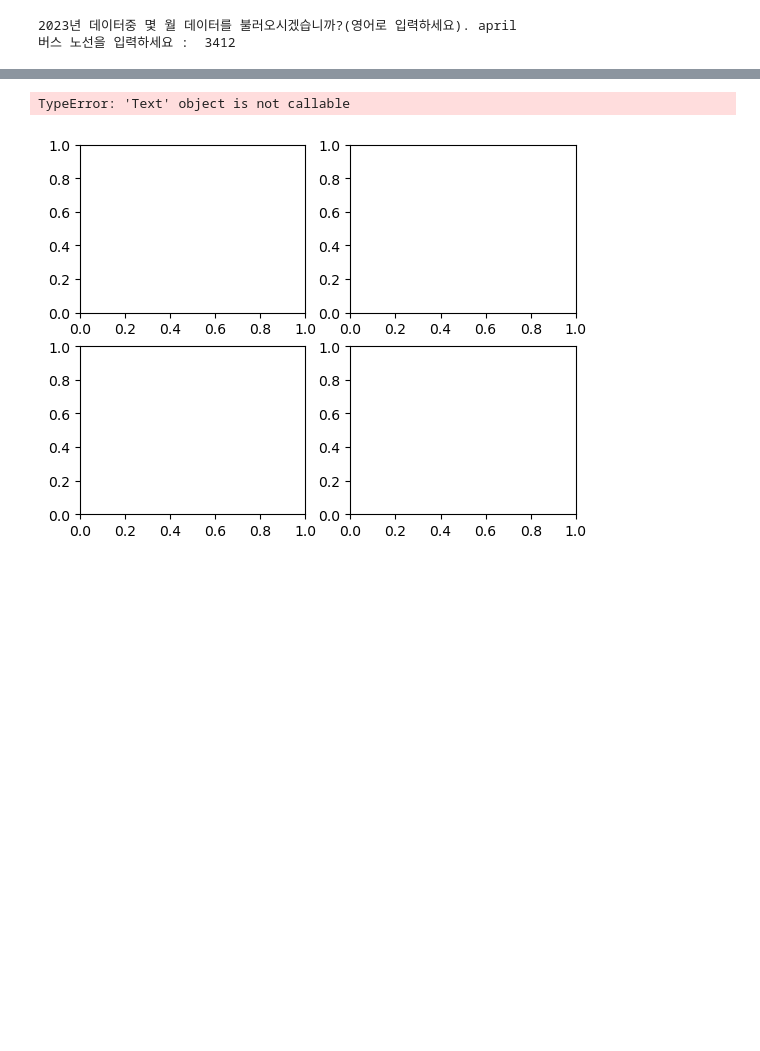
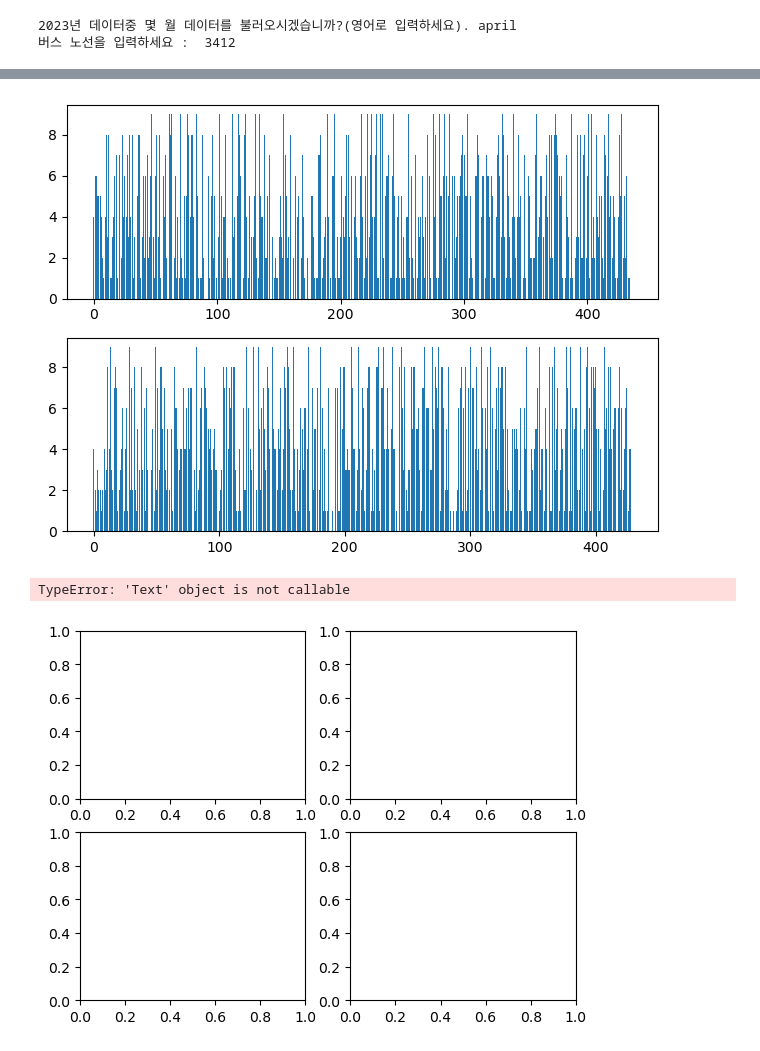
Before and after one commit to aguywhohasADHD/python_project, a Jupyter notebook: project/Untitled1.ipynb, the cells around one changed output, grey strips where cells are left out. Saved outputs shown, nothing was run; the diff lists cells and outputs as text; code cells hidden in the pictures; blank space fills up the shorter version.

```diff
--- a/project/Untitled1.ipynb
+++ b/project/Untitled1.ipynb
@@ -43,34 +40,91 @@ def month_import(month):
         return f
     else:
         raise ValueError('잘못 입력하셨습니다.')
-f = month_import(choose_month)
+f=month_import(choose_month)
 data=csv.reader(f)
 next(data)
 c=['#14CCCB','#389993']
 bus_name=input('버스 노선을 입력하세요 : ')
 bus_name_in_data=0
-# fig,axes=plt.subplots()
-count=0
 for row in data:
     if bus_name in row[2]:
-        count+=1
         bus_name_in_data=1
-i=1
-for row in data:
-    if bus_name in row[2]:
-        plt.subplot(10,10,i)
-        bus_name_in_data=1
-        # plt.figure(dpi=300)
+        plt.figure(dpi=300)
         plt.rc('font',family='Malgun Gothic')
         plt.title("%s,%s, 정류장 : %s"%(month_data,bus_name,row[5]))
         plt.pie(row[6:8],labels=['승차승객수','하차승객수'],autopct='%.1f%%')
         plt.axis('equal')
         plt.legend()
-
-        i+=1
-plt.show()
+        plt.show()
 if bus_name_in_data==0:
     raise TypeError('입력한 버스 노선 데이터가 %s 파일에 존재하지 않습니다.'%(f_name))
 # %% [output]
 2023년 데이터중 몇 월 데이터를 불러오시겠습니까?(영어로 입력하세요). april
 버스 노선을 입력하세요 :  3412
+# %%
+import csv
+import matplotlib.pyplot as plt
+choose_month=input('몇 월 데이터를 불러오시겠습니까?')
+month_data=''
+f_name=''
+def month_import(month):
+    global f
+    global month_data
+    global f_name
+    if month=='january' or month=='January':
+        f=open('bus_station_month_january.csv',encoding='cp949')
+        month_data='1월'
+        f_name='bus_station_month_january.csv'
+        return f
+    elif month=='feburary' or month=='Feburary':
+        f=open('bus_station_month_feburary.csv',encoding='cp949')
+        month_data='2월'
+        f_name='bus_station_month_feburary.csv'
+        return f
+    elif month=='march' or month=='March':
+        f=open('bus_station_month_march.csv',encoding='cp949')
+        month_data='3월'
+        f_name='bus_station_month_march.csv'
+        return f
+    elif month=='april' or month=='April':
+        f=open('bus_station_month_april.csv',encoding='cp949')
+        month_data='4월'
+        f_name='bus_station_month_april.csv'
+        return f
+    elif month=='may' or month=='May':
+        f=open('bus_station_month_may.csv',encoding='cp949')
+        month_data='5월'
+        f_name='bus_station_month_may.csv'
+        return f
+    elif month=='june' or month=='June':
+        f=open('bus_station_month_june.csv',encoding='cp949')
+        month_data='6월'
+        f_name='bus_station_month_june.csv'
+        return f
+    else:
+        raise ValueError('잘못 입력하셨습니다.')
+f=month_import(choose_month)
+data=csv.reader(f)
+next(data)
+bus_name=input('버스 노선을 입력하세요 : ')
+bus_name_in_data=0
+ride=[]
+getoff=[]
+count_ride=0
+count_getoff=0
+figs, axes=plt.subplots(2,1)
+for row in data:
+    if bus_name in row[2]:
+        for i in row[6]:
+            ride.append(int(float(i)))
+            count_ride+=1
+        for i in row[7]:
+            getoff.append(int(float(i)))
+            count_getoff+=1
+axes[0].bar(range(count_ride),ride)
+# axes[0].title=("%s,%s"%(month_data,bus_name))
+axes[1].bar(range(count_getoff),getoff)
+# axes[1].title=("%s,%s"%(month_data,bus_name))
+plt.tight_layout()
+plt.show()
+# %% [output]
@@ -77,3 +133,4 @@ if bus_name_in_data==0:
+[figure, added]
 # %%
 import matplotlib.pyplot as plt
 import numpy as np
```
Also changed, not shown: parts of 2 cells of this notebook, 3 other files.
